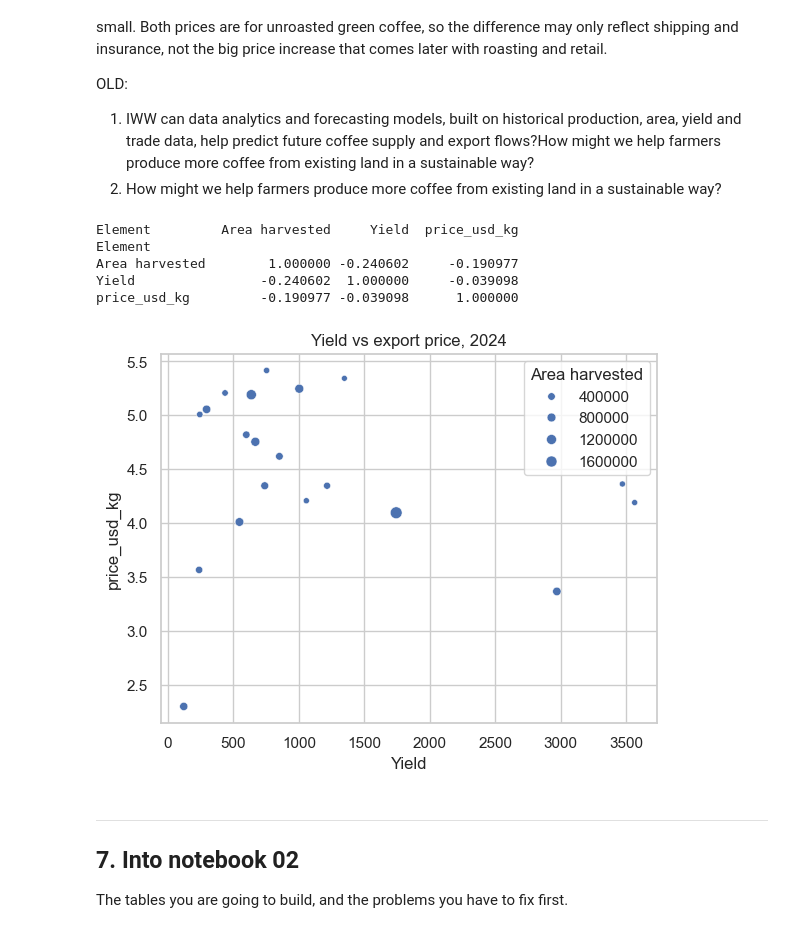
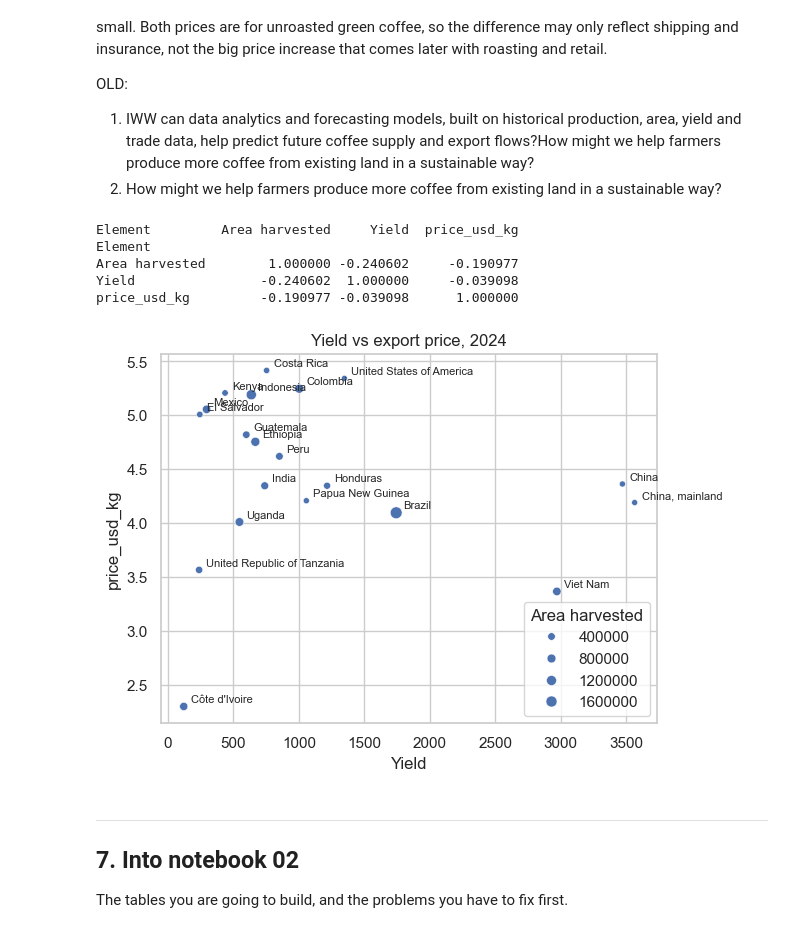
Before and after one commit to benjiro000/project-1-eda, a Jupyter notebook: notebooks/01_eda.ipynb, the cells around one changed output. Saved outputs shown, nothing was run; the diff lists cells and outputs as text; code cells hidden in the pictures.

```diff
--- a/notebooks/01_eda.ipynb
+++ b/notebooks/01_eda.ipynb
@@ -352,22 +352,27 @@ OLD:
 # %%
 p24 = production[production["Year"] == 2024].pivot_table(index="Area", columns="Element", values="Value").reset_index()
 t24 = trade[trade["Year"] == 2024].pivot_table(index="Area", columns="Element", values="Value").reset_index()
 
 df = pd.merge(p24, t24, on="Area", how="inner")
 df["price_usd_kg"] = df["Export value"] / df["Export quantity"]
 df = df[df["Export quantity"] > 20000]
 
 print(df[["Area harvested", "Yield", "price_usd_kg"]].corr(method="spearman"))
-sns.scatterplot(data=df, x="Yield", y="price_usd_kg", size="Area harvested")
+
+ax = sns.scatterplot(data=df, x="Yield", y="price_usd_kg", size="Area harvested")
+for _, row in df.iterrows():
+    ax.annotate(row["Area"], (row["Yield"], row["price_usd_kg"]),
+                fontsize=8, xytext=(5, 3), textcoords="offset points")
+
 plt.title("Yield vs export price, 2024")
 plt.show()
 # %% [output]
 Element         Area harvested     Yield  price_usd_kg
 Element
 Area harvested        1.000000 -0.240602     -0.190977
 Yield                -0.240602  1.000000     -0.039098
 price_usd_kg         -0.190977 -0.039098      1.000000
-[figure, old version]
+[figure, new version]
 # %% [markdown]
 ---
 ## 7. Into notebook 02
```
